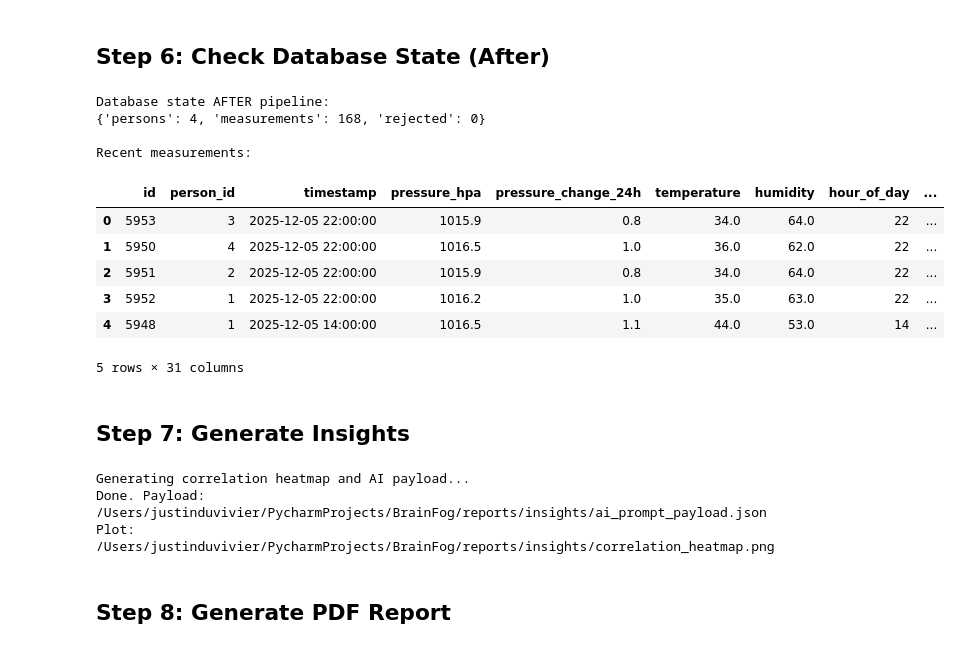
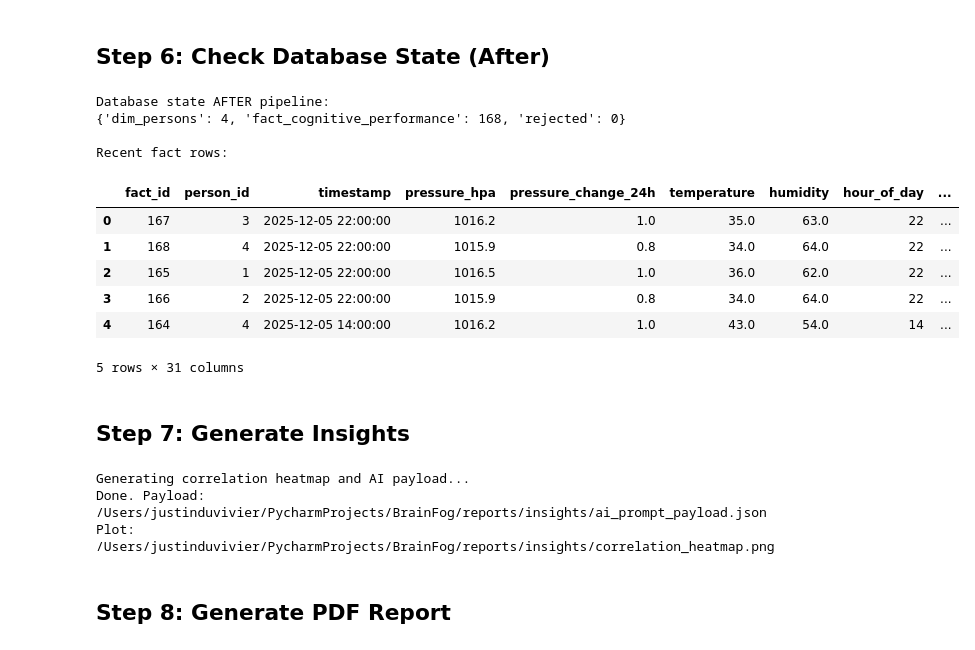
Before and after one commit to JustinDuvivier/cognitive-performance-analyzer, a Jupyter notebook: notebooks/demo_pipeline.ipynb, the cells around one changed output. Saved outputs shown, nothing was run; the diff lists cells and outputs as text; code cells hidden in the pictures.

Commit message:
changed database table names and code that referenced it

```diff
--- a/notebooks/demo_pipeline.ipynb
+++ b/notebooks/demo_pipeline.ipynb
@@ -115,18 +128,18 @@ def get_db_stats():
     db_conn = psycopg2.connect(**DB_CONFIG)
     cur = db_conn.cursor()
 
-    cur.execute("SELECT COUNT(*) FROM persons")
-    persons = cur.fetchone()[0]
+    cur.execute("SELECT COUNT(*) FROM dim_persons")
+    dim_persons = cur.fetchone()[0]
 
-    cur.execute("SELECT COUNT(*) FROM measurements")
-    measurements = cur.fetchone()[0]
+    cur.execute("SELECT COUNT(*) FROM fact_cognitive_performance")
+    fact_rows = cur.fetchone()[0]
 
     cur.execute("SELECT COUNT(*) FROM rejected_records")
     rejected = cur.fetchone()[0]
 
     cur.close()
     db_conn.close()
-    return {"persons": persons, "measurements": measurements, "rejected": rejected}
+    return {"dim_persons": dim_persons, "fact_cognitive_performance": fact_rows, "rejected": rejected}
 
 print("Database state BEFORE pipeline:")
 get_db_stats()
@@ -248,42 +261,55 @@ CLEANED Combined Records (joined on person & timestamp):
 # %%
 print("Database state AFTER pipeline:")
 stats = get_db_stats()
 print(stats)
 
 conn = psycopg2.connect(**DB_CONFIG)
-df = pd.read_sql("SELECT * FROM measurements ORDER BY timestamp DESC LIMIT 5", conn)
+df = pd.read_sql("SELECT * FROM fact_cognitive_performance ORDER BY timestamp DESC LIMIT 5", conn)
 conn.close()
 
-print("\nRecent measurements:")
+print("\nRecent fact rows:")
 display(df)
 # %% [output]
 Database state AFTER pipeline:
-{'persons': 4, 'measurements': 168, 'rejected': 0}
+{'dim_persons': 4, 'fact_cognitive_performance': 168, 'rejected': 0}
 
-Recent measurements:
+Recent fact rows:
-|  | id | person_id | timestamp | pressure_hpa | pressure_change_24h | temperature | humidity | hour_of_day | ... |
-| 0 | 5953 | 3 | 2025-12-05 22:00:00 | 1015.9 | 0.8 | 34.0 | 64.0 | 22 | ... |
-| 1 | 5950 | 4 | 2025-12-05 22:00:00 | 1016.5 | 1.0 | 36.0 | 62.0 | 22 | ... |
-| 2 | 5951 | 2 | 2025-12-05 22:00:00 | 1015.9 | 0.8 | 34.0 | 64.0 | 22 | ... |
-| 3 | 5952 | 1 | 2025-12-05 22:00:00 | 1016.2 | 1.0 | 35.0 | 63.0 | 22 | ... |
-| 4 | 5948 | 1 | 2025-12-05 14:00:00 | 1016.5 | 1.1 | 44.0 | 53.0 | 14 | ... |
+|  | fact_id | person_id | timestamp | pressure_hpa | pressure_change_24h | temperature | humidity | hour_of_day | ... |
+| 0 | 167 | 3 | 2025-12-05 22:00:00 | 1016.2 | 1.0 | 35.0 | 63.0 | 22 | ... |
+| 1 | 168 | 4 | 2025-12-05 22:00:00 | 1015.9 | 0.8 | 34.0 | 64.0 | 22 | ... |
+| 2 | 165 | 1 | 2025-12-05 22:00:00 | 1016.5 | 1.0 | 36.0 | 62.0 | 22 | ... |
+| 3 | 166 | 2 | 2025-12-05 22:00:00 | 1015.9 | 0.8 | 34.0 | 64.0 | 22 | ... |
+| 4 | 164 | 4 | 2025-12-05 14:00:00 | 1016.2 | 1.0 | 43.0 | 54.0 | 14 | ... |
 5 rows × 31 columns
 # %% [markdown]
 ## Step 7: Generate Insights
-# %%
-print("Generating correlation heatmap and AI payload...")
-result = subprocess.run(
-    ['python', 'reports/scripts/generate_insights.py'],
-    env={**os.environ, 'PYTHONPATH': 'src'},
-    capture_output=True, text=True
-)
-print(result.stdout)
-if result.stderr:
-    print("Warnings:", result.stderr[:200])
-# %% [output]
-Generating correlation heatmap and AI payload...
-Done. Payload: /Users/justinduvivier/PycharmProjects/BrainFog/reports/insights/ai_prompt_payload.json
-Plot: /Users/justinduvivier/PycharmProjects/BrainFog/reports/insights/correlation_heatmap.png
+# %%
+import json
+from pathlib import Path
+from reports.scripts import generate_insights as gi
+
+print("Generating correlation heatmap and AI payload (in-process)...")
+output_dir = Path("reports/insights")
+output_dir.mkdir(parents=True, exist_ok=True)
+
+df = gi.load_from_db()
+stats = gi.compute_stats(df, top_n=10)
+plot_path = gi.plot_correlation(stats, output_dir / "correlation_heatmap.png")
+
+payload = {
+    "summary": {"rows": stats["row_count"]},
+    "top_correlations": stats["top_corr_pairs"],
+    "plots": [str(plot_path)] if plot_path else [],
+}
+(output_dir / "ai_prompt_payload.json").write_text(json.dumps(payload, indent=2))
+
+print(f"Done. Payload: {output_dir / 'ai_prompt_payload.json'}")
+if plot_path:
+    print(f"Plot: {plot_path}")
+# %% [output]
+Generating correlation heatmap and AI payload...
+Done. Payload: /Users/justinduvivier/PycharmProjects/BrainFog/reports/insights/ai_prompt_payload.json
+Plot: /Users/justinduvivier/PycharmProjects/BrainFog/reports/insights/correlation_heatmap.png
 # %% [markdown]
 ## Step 8: Generate PDF Report
 # %%
```
Also changed, not shown: parts of 8 cells of this notebook, 11 other files.
